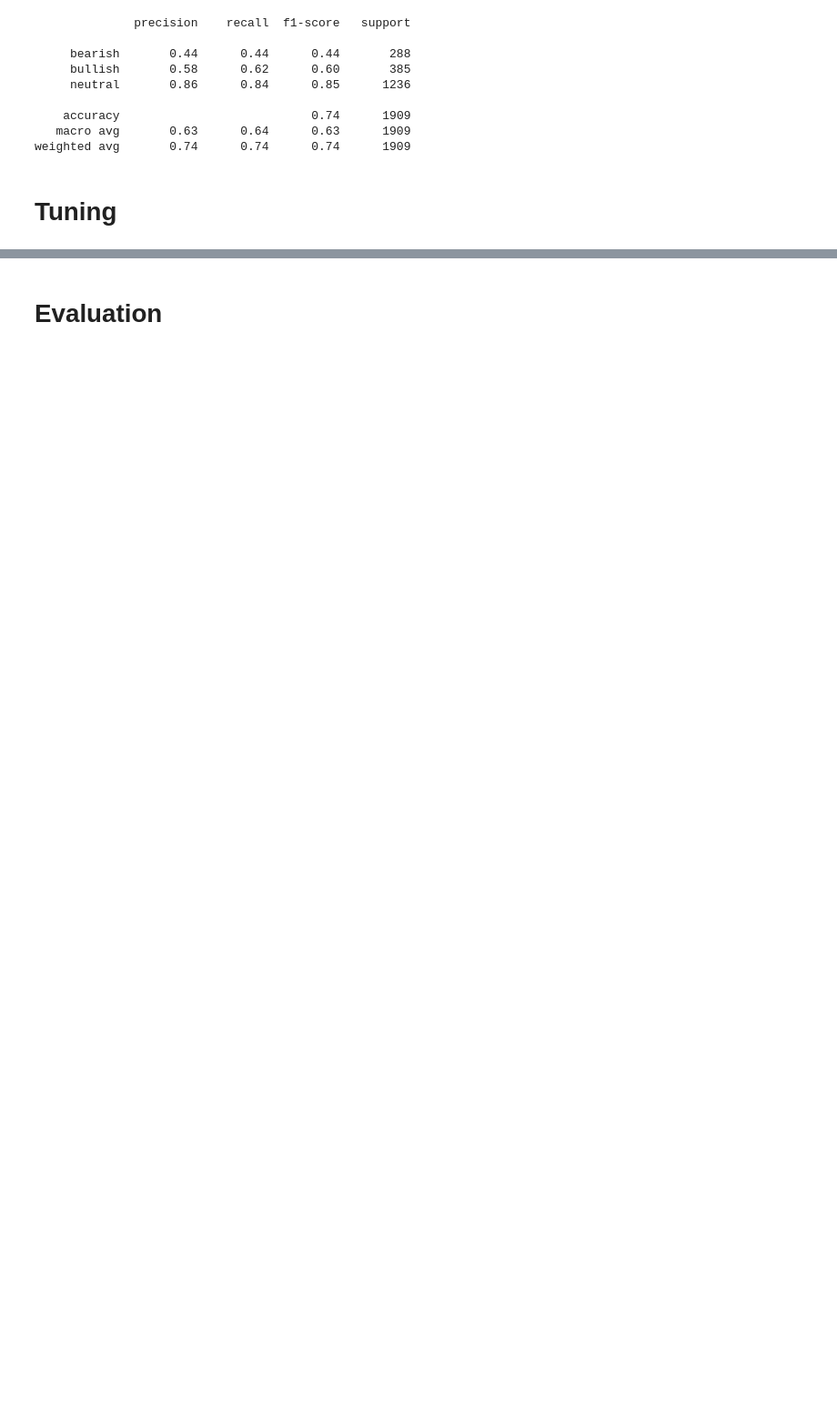
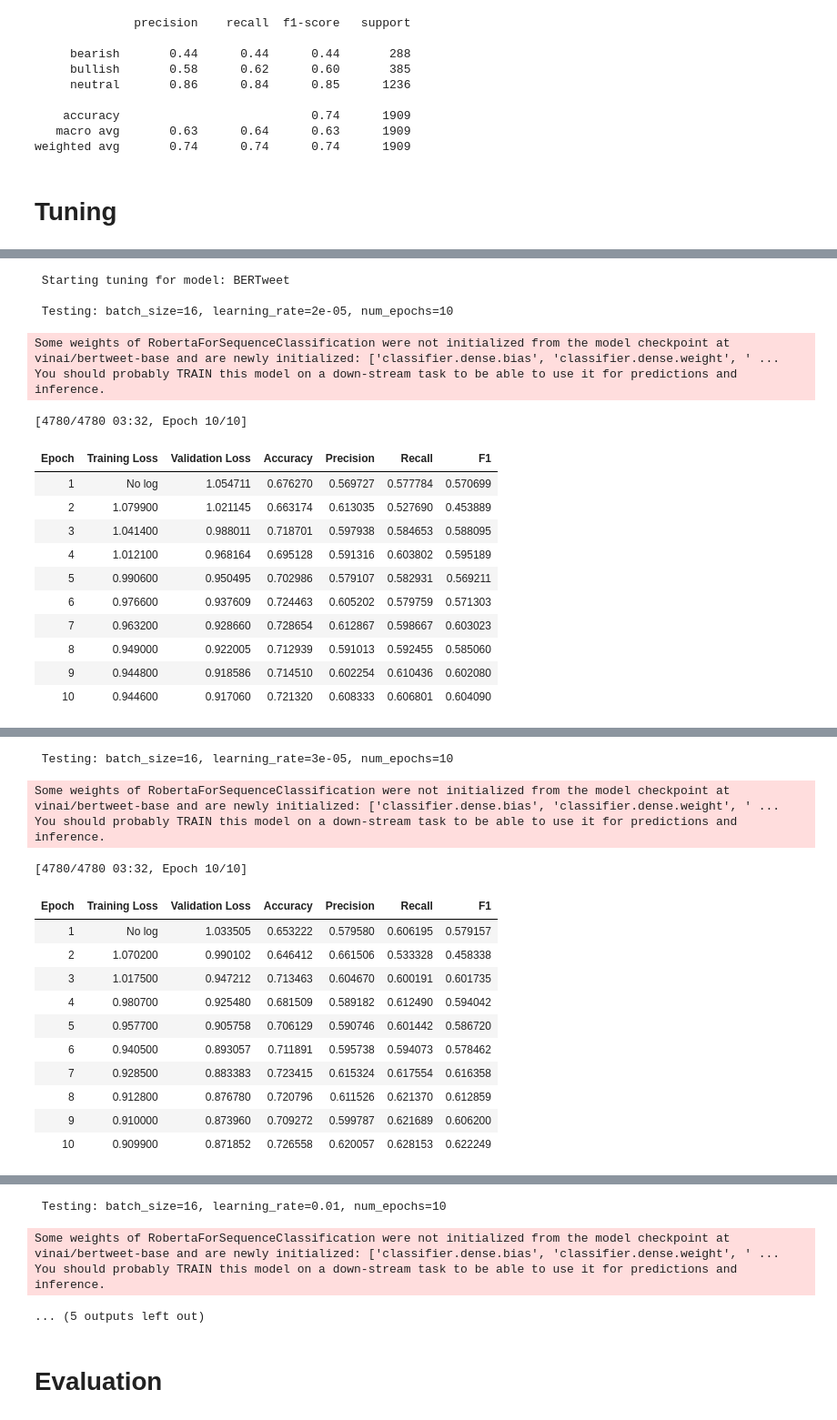
Before and after one commit to joanaefsteves/SentimentAnalysis_StockMarket, a Jupyter notebook: Notebooks/5_transformer_encoders.ipynb, the cells around one changed output, grey strips where cells are left out. Shown at 91% size. Saved outputs shown, nothing was run; the diff lists cells and outputs as text; code cells hidden in the pictures; blank space fills up the shorter version.

```diff
--- a/Notebooks/5_transformer_encoders.ipynb
+++ b/Notebooks/5_transformer_encoders.ipynb
@@ -150,0 +307,29 @@ weighted avg       0.74      0.74      0.74      1909
+# %%
+bertweet_model = "vinai/bertweet-base"
+df_bertweet = run_tuning(
+    model_name=bertweet_model,
+    base_model="ROBERTA",
+    model_label="BERTweet",
+    X_train=X_train_prep,
+    y_train=y_train,
+    X_val=X_val_prep,
+    y_val=y_val
+)
+# %% [output]
+ Starting tuning for model: BERTweet
+
+ Testing: batch_size=16, learning_rate=2e-05, num_epochs=10
+Some weights of RobertaForSequenceClassification were not initialized from the model checkpoint at vinai/bertweet-base and are newly initialized: ['classifier.dense.bias', 'classifier.dense.weight', ' ...
+You should probably TRAIN this model on a down-stream task to be able to use it for predictions and inference.
+[4780/4780 03:32, Epoch 10/10]
+| Epoch | Training Loss | Validation Loss | Accuracy | Precision | Recall | F1 |
+| 1 | No log | 1.054711 | 0.676270 | 0.569727 | 0.577784 | 0.570699 |
+| 2 | 1.079900 | 1.021145 | 0.663174 | 0.613035 | 0.527690 | 0.453889 |
+| 3 | 1.041400 | 0.988011 | 0.718701 | 0.597938 | 0.584653 | 0.588095 |
+| 4 | 1.012100 | 0.968164 | 0.695128 | 0.591316 | 0.603802 | 0.595189 |
+| 5 | 0.990600 | 0.950495 | 0.702986 | 0.579107 | 0.582931 | 0.569211 |
+| 6 | 0.976600 | 0.937609 | 0.724463 | 0.605202 | 0.579759 | 0.571303 |
+| 7 | 0.963200 | 0.928660 | 0.728654 | 0.612867 | 0.598667 | 0.603023 |
+| 8 | 0.949000 | 0.922005 | 0.712939 | 0.591013 | 0.592455 | 0.585060 |
+| 9 | 0.944800 | 0.918586 | 0.714510 | 0.602254 | 0.610436 | 0.602080 |
+| 10 | 0.944600 | 0.917060 | 0.721320 | 0.608333 | 0.606801 | 0.604090 |
@@ -150,0 +337,15 @@ weighted avg       0.74      0.74      0.74      1909
+ Testing: batch_size=16, learning_rate=3e-05, num_epochs=10
+Some weights of RobertaForSequenceClassification were not initialized from the model checkpoint at vinai/bertweet-base and are newly initialized: ['classifier.dense.bias', 'classifier.dense.weight', ' ...
+You should probably TRAIN this model on a down-stream task to be able to use it for predictions and inference.
+[4780/4780 03:32, Epoch 10/10]
+| Epoch | Training Loss | Validation Loss | Accuracy | Precision | Recall | F1 |
+| 1 | No log | 1.033505 | 0.653222 | 0.579580 | 0.606195 | 0.579157 |
+| 2 | 1.070200 | 0.990102 | 0.646412 | 0.661506 | 0.533328 | 0.458338 |
+| 3 | 1.017500 | 0.947212 | 0.713463 | 0.604670 | 0.600191 | 0.601735 |
+| 4 | 0.980700 | 0.925480 | 0.681509 | 0.589182 | 0.612490 | 0.594042 |
+| 5 | 0.957700 | 0.905758 | 0.706129 | 0.590746 | 0.601442 | 0.586720 |
+| 6 | 0.940500 | 0.893057 | 0.711891 | 0.595738 | 0.594073 | 0.578462 |
+| 7 | 0.928500 | 0.883383 | 0.723415 | 0.615324 | 0.617554 | 0.616358 |
+| 8 | 0.912800 | 0.876780 | 0.720796 | 0.611526 | 0.621370 | 0.612859 |
+| 9 | 0.910000 | 0.873960 | 0.709272 | 0.599787 | 0.621689 | 0.606200 |
+| 10 | 0.909900 | 0.871852 | 0.726558 | 0.620057 | 0.628153 | 0.622249 |
@@ -151,2 +353,6 @@ weighted avg       0.74      0.74      0.74      1909
+ Testing: batch_size=16, learning_rate=0.01, num_epochs=10
+Some weights of RobertaForSequenceClassification were not initialized from the model checkpoint at vinai/bertweet-base and are newly initialized: ['classifier.dense.bias', 'classifier.dense.weight', ' ...
+You should probably TRAIN this model on a down-stream task to be able to use it for predictions and inference.
+... (5 outputs left out)
 # %%
 # Initialize models with final parameters
```
Also changed, not shown: parts of 20 cells of this notebook, 1 other file.
